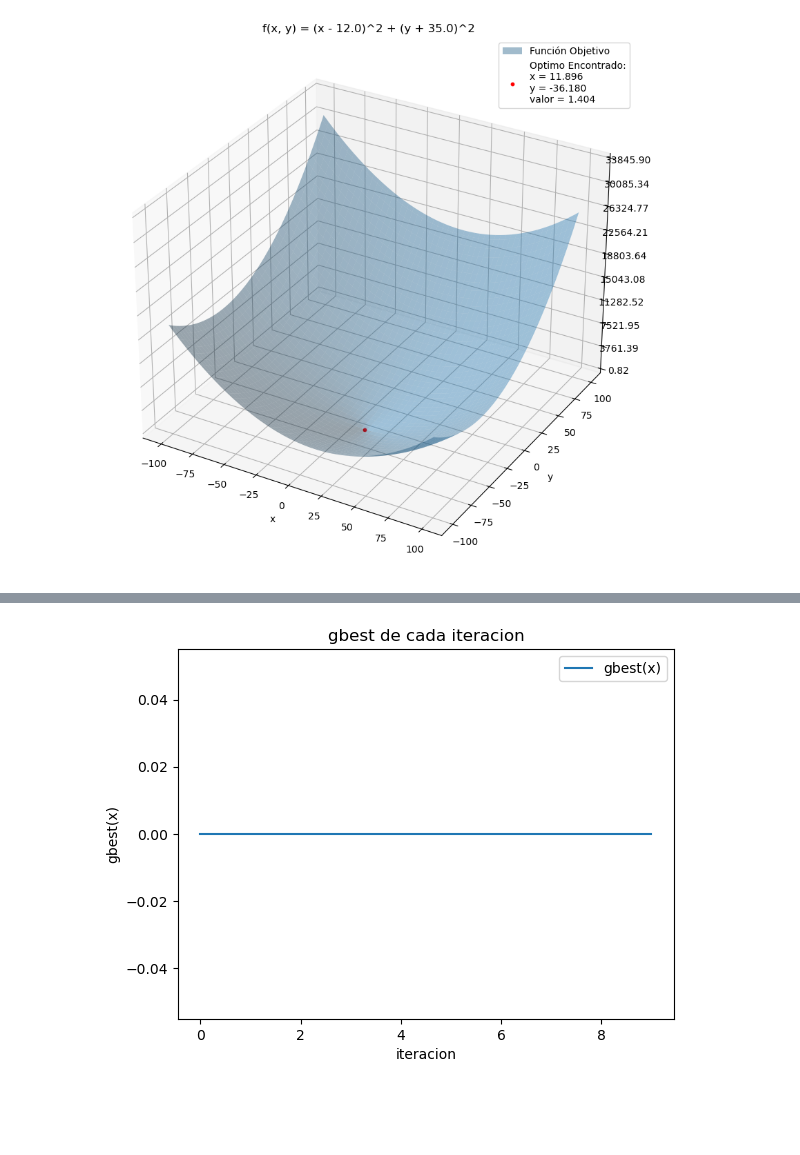
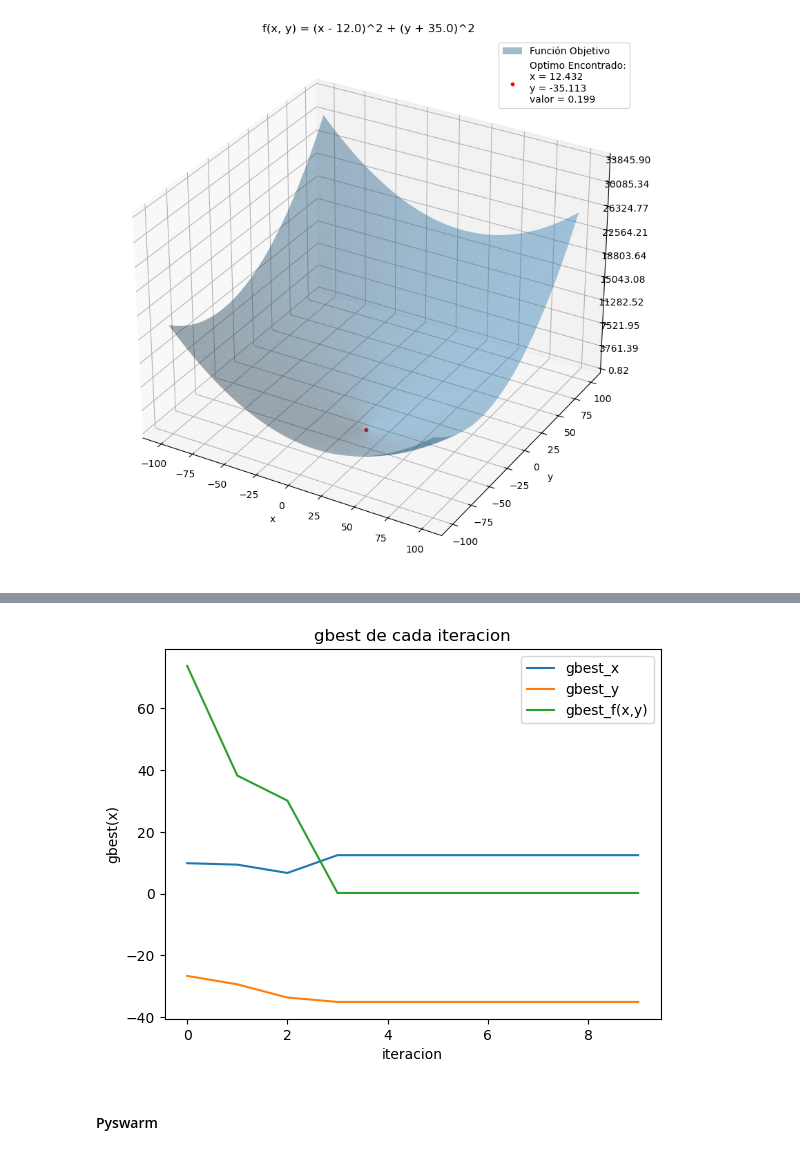
Before and after one commit to juanpsch/AEIV, a Jupyter notebook: TP2/TP2_2.ipynb, the cells around one changed output, grey strips where cells are left out. Cells and saved outputs as stored; diff of their text form; code cells hidden in the pictures; blank space fills up the shorter version.

```diff
--- a/TP2/TP2_2.ipynb
+++ b/TP2/TP2_2.ipynb
@@ -46,6 +46,6 @@ Mejor posición global Inicial [ 15.92237081 -45.36584409], Valor 122.8357165664
 # %%
 # busqueda
-gbests = np.empty((cantidad_iteraciones,2)) #creo este array para almacenar los gbest de cada iteracion
+gbests = np.empty((cantidad_iteraciones,3)) #creo este array para almacenar los gbest de cada iteracion
 for iteracion in range(cantidad_iteraciones):
     for i in range(num_particulas):  # iteracion sobre cada partícula
         r1, r2 = np.random.rand(), np.random.rand()  # generacion dos numeros aleatorios
@@ -74,8 +74,9 @@ for iteracion in range(cantidad_iteraciones):
 
     # imprimir el mejor global en cada iteracion
     print(f"Iteración {iteracion + 1}: Mejor posición global {gbest}, Valor {fitness_gbest}")
-    # gbests[iteracion,0] = gbest
-    gbests[iteracion,1] = fitness_gbest
+    gbests[iteracion,0] = gbest[0]
+    gbests[iteracion,1] = gbest[1]
+    gbests[iteracion,2] = fitness_gbest
 
 # resultado
 solucion_optima = gbest  # mejor posicion global final
@@ -156,10 +157,14 @@ f_de_x_y
 # %%
-plt.plot(gbests[:,0], label='gbest(x)')
+variable = ['x','y','f(x,y)']
+for i in range(3):
+    plt.plot(gbests[:,i], label=f'gbest_{variable[i]}')
 # plt.plot(gbests[:,1], label='fitness_gbest(y)')
 plt.title('gbest de cada iteracion')
 plt.xlabel('iteracion')
 plt.ylabel('gbest(x)')
 plt.legend()
 plt.show()
 # %% [output]
-[figure, old version]
+[figure, new version]
+# %% [markdown]
+#### Pyswarm
```
Also changed, not shown: parts of 5 cells of this notebook, 2 other files.
